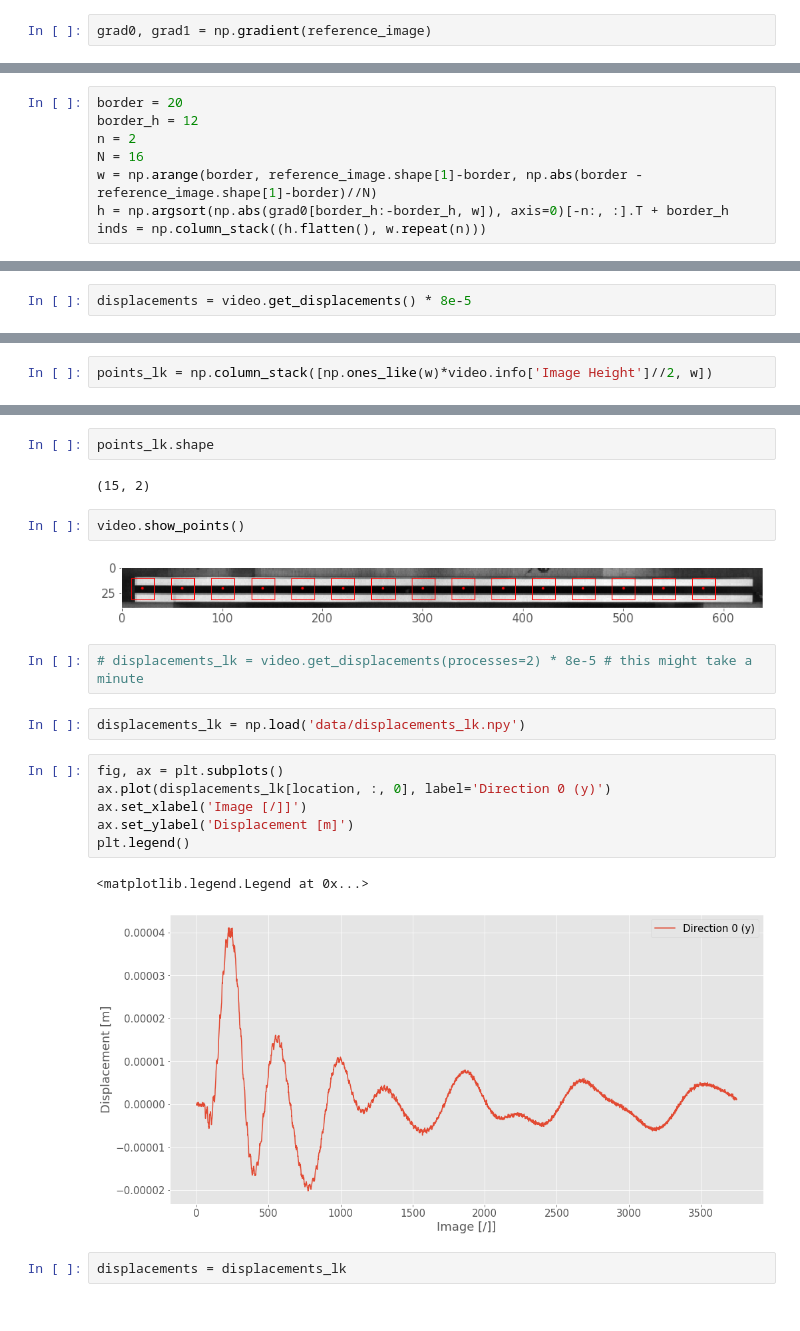
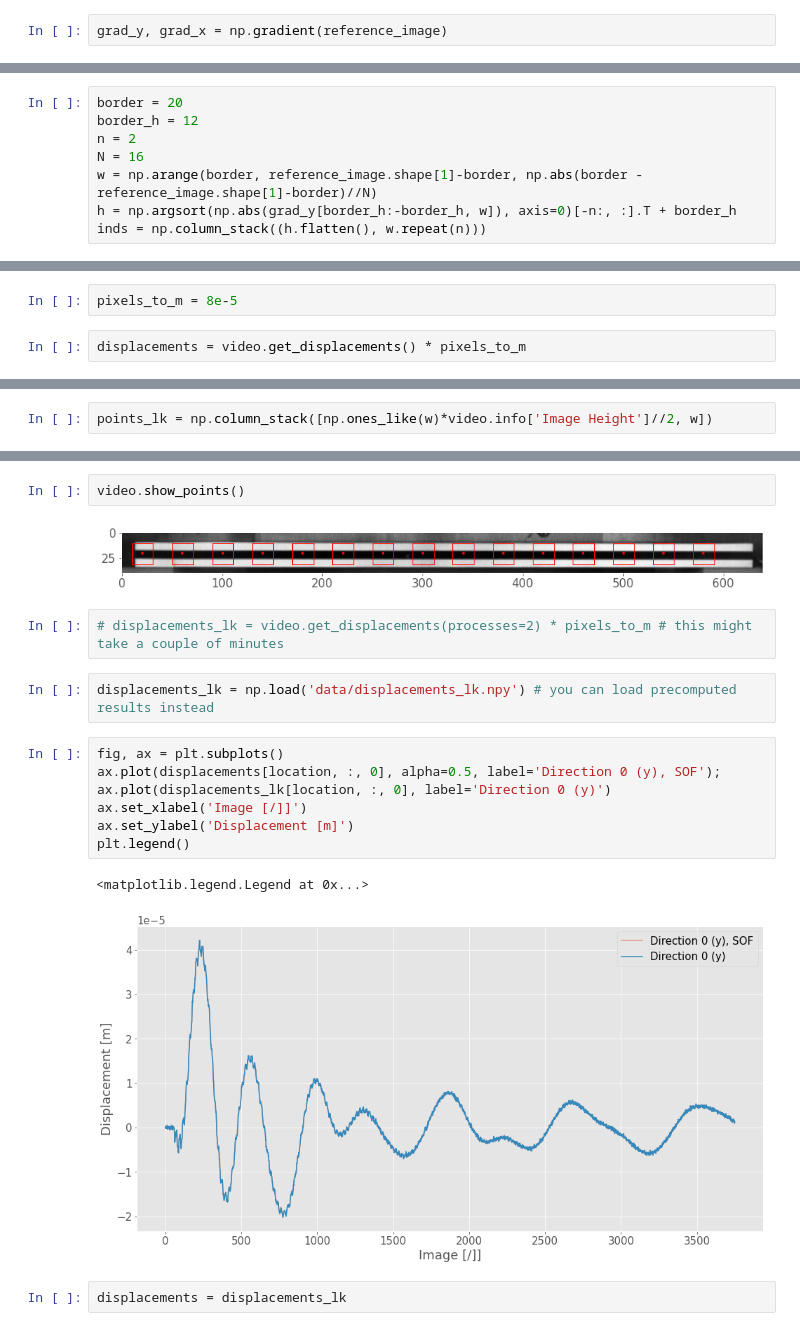
Before and after one commit to ladisk/sdPy, a Jupyter notebook: Part 2 - High-speed based EMA powered by open-source Python tools.ipynb, the cells around one changed output, grey strips where cells are left out. Saved outputs shown, nothing was run; the diff lists cells and outputs as text.

```diff
--- a/Part 2 - High-speed based EMA powered by open-source Python tools.ipynb
+++ b/Part 2 - High-speed based EMA powered by open-source Python tools.ipynb
@@ -242,5 +244,5 @@ reference_image = np.average(video.mraw[:10], axis=0)
 # %% [markdown]
 and gradients in ``x`` (1) and ``y`` (0) directions:
 # %%
-grad0, grad1 = np.gradient(reference_image)
+grad_y, grad_x = np.gradient(reference_image)
 # %% [markdown]
@@ -251,7 +253,7 @@ border_h = 12
 n = 2
 N = 16
 w = np.arange(border, reference_image.shape[1]-border, np.abs(border - reference_image.shape[1]-border)//N)
-h = np.argsort(np.abs(grad0[border_h:-border_h, w]), axis=0)[-n:, :].T + border_h
+h = np.argsort(np.abs(grad_y[border_h:-border_h, w]), axis=0)[-n:, :].T + border_h
 inds = np.column_stack((h.flatten(), w.repeat(n)))
 # %%
 fig, ax = plt.subplots()
@@ -271,7 +275,9 @@ video.set_method(method='sof',
 # %% [markdown]
 ``get_displacements()`` method computes the displacements.
+# %%
+pixels_to_m = 8e-5
 # %%
-displacements = video.get_displacements() * 8e-5
+displacements = video.get_displacements() * pixels_to_m
 # %% [output]
 Averaging...
 Finished!
@@ -321,23 +332,20 @@ video.set_method('lk', roi_size=(21, 23), max_nfev=10, int_order=3)
-# %%
-points_lk.shape
-# %% [output]
-(15, 2)
 # %%
 video.show_points()
 # %% [output]
 [figure]
 # %%
-# displacements_lk = video.get_displacements(processes=2) * 8e-5 # this might take a minute
+# displacements_lk = video.get_displacements(processes=2) * pixels_to_m # this might take a couple of minutes
 # %%
-displacements_lk = np.load('data/displacements_lk.npy')
+displacements_lk = np.load('data/displacements_lk.npy') # you can load precomputed results instead
 # %%
 fig, ax = plt.subplots()
+ax.plot(displacements[location, :, 0], alpha=0.5, label='Direction 0 (y), SOF');
 ax.plot(displacements_lk[location, :, 0], label='Direction 0 (y)')
 ax.set_xlabel('Image [/]]')
 ax.set_ylabel('Displacement [m]')
 plt.legend()
 # %% [output]
 <matplotlib.legend.Legend at 0x...>
-[figure, old version]
+[figure, new version]
 # %%
 displacements = displacements_lk
```
Also changed, not shown: parts of 95 cells of this notebook, 5 other files.
